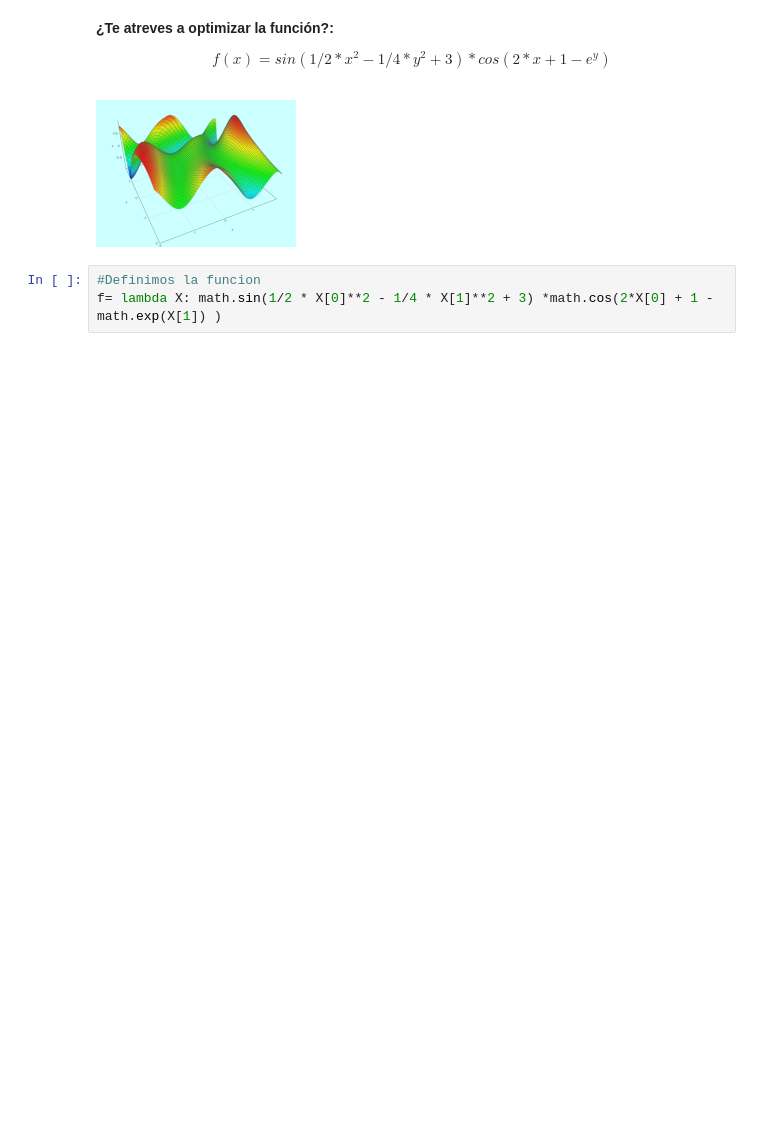
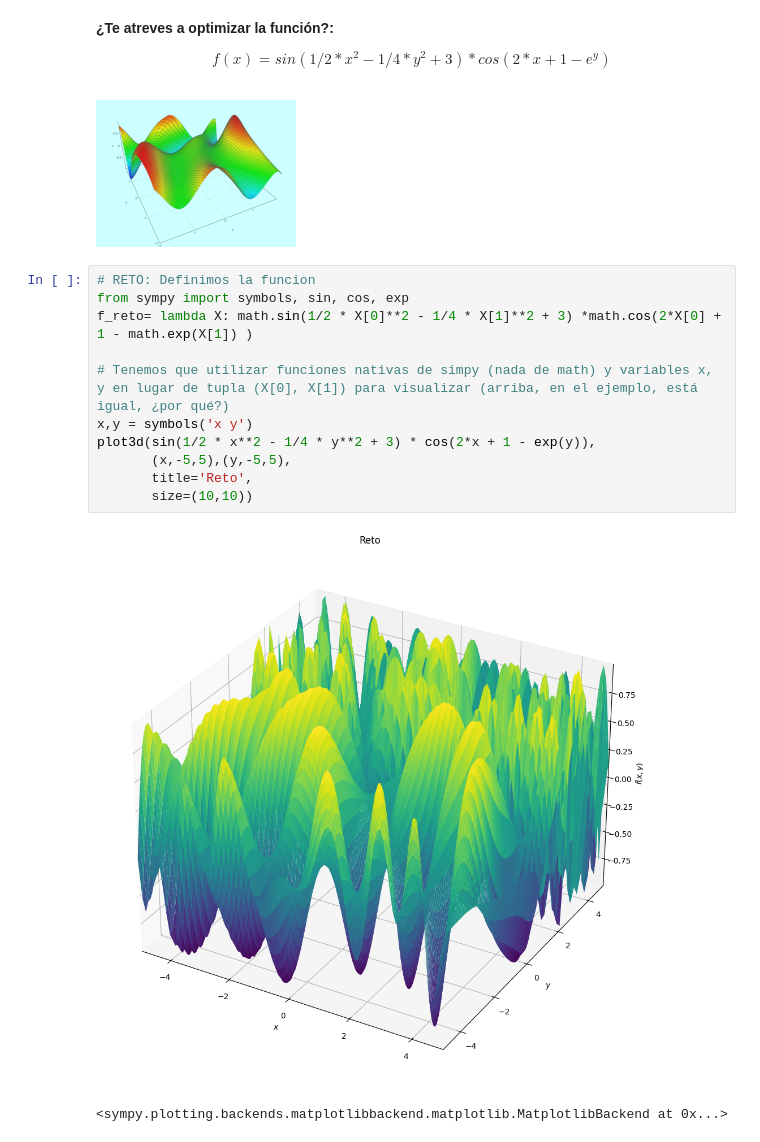
Before and after one commit to javier-calleja/AGActividades, a Jupyter notebook: Algoritmos_AG2_actualizado.ipynb, the cells around one changed output. Drawn from its saved outputs; the diff is of its cells as text; blank space fills up the shorter version.

```diff
--- a/Algoritmos_AG2_actualizado.ipynb
+++ b/Algoritmos_AG2_actualizado.ipynb
@@ -351,6 +352,17 @@ Solucion: [-6.049936613491786e-05, 2.773907704850999e-05] 4.42962969823002e-09
 $$f(x)=sin(1/2 * x^2 - 1/4 * y^2 + 3) * cos(2*x + 1 - e^y)$$
 <br>
 ![2.png](embedded-picture-1)
-# %%
-#Definimos la funcion
-f= lambda X: math.sin(1/2 * X[0]**2 - 1/4 * X[1]**2 + 3) *math.cos(2*X[0] + 1 - math.exp(X[1]) )
+# %%
+# RETO: Definimos la funcion
+from sympy import symbols, sin, cos, exp
+f_reto= lambda X: math.sin(1/2 * X[0]**2 - 1/4 * X[1]**2 + 3) *math.cos(2*X[0] + 1 - math.exp(X[1]) )
+
+# Tenemos que utilizar funciones nativas de simpy (nada de math) y variables x, y en lugar de tupla (X[0], X[1]) para visualizar (arriba, en el ejemplo, está igual, ¿por qué?)
+x,y = symbols('x y')
+plot3d(sin(1/2 * x**2 - 1/4 * y**2 + 3) * cos(2*x + 1 - exp(y)),
+       (x,-5,5),(y,-5,5),
+       title='Reto',
+       size=(10,10))
+# %% [output]
+[figure, added]
+<sympy.plotting.backends.matplotlibbackend.matplotlib.MatplotlibBackend at 0x...>
```
Also changed, not shown: parts of 6 cells of this notebook.
